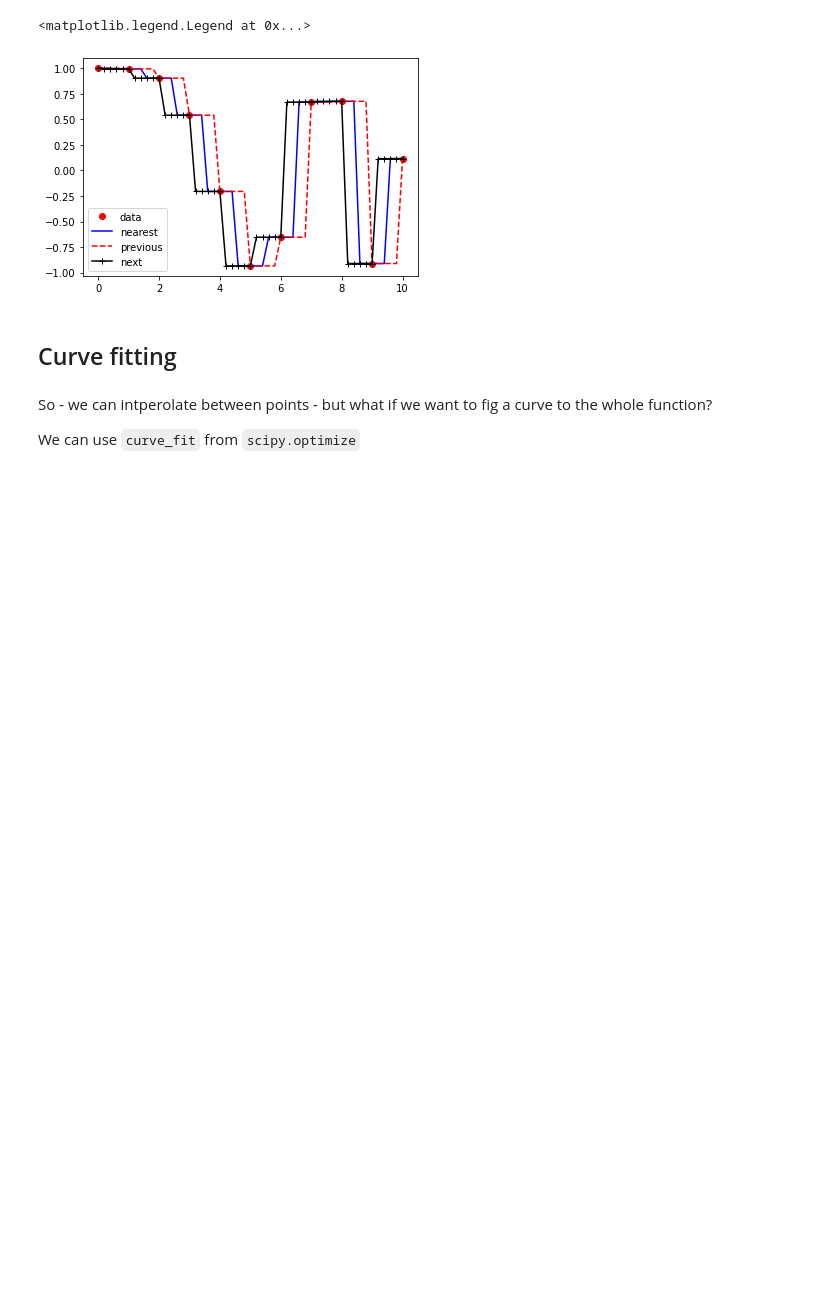
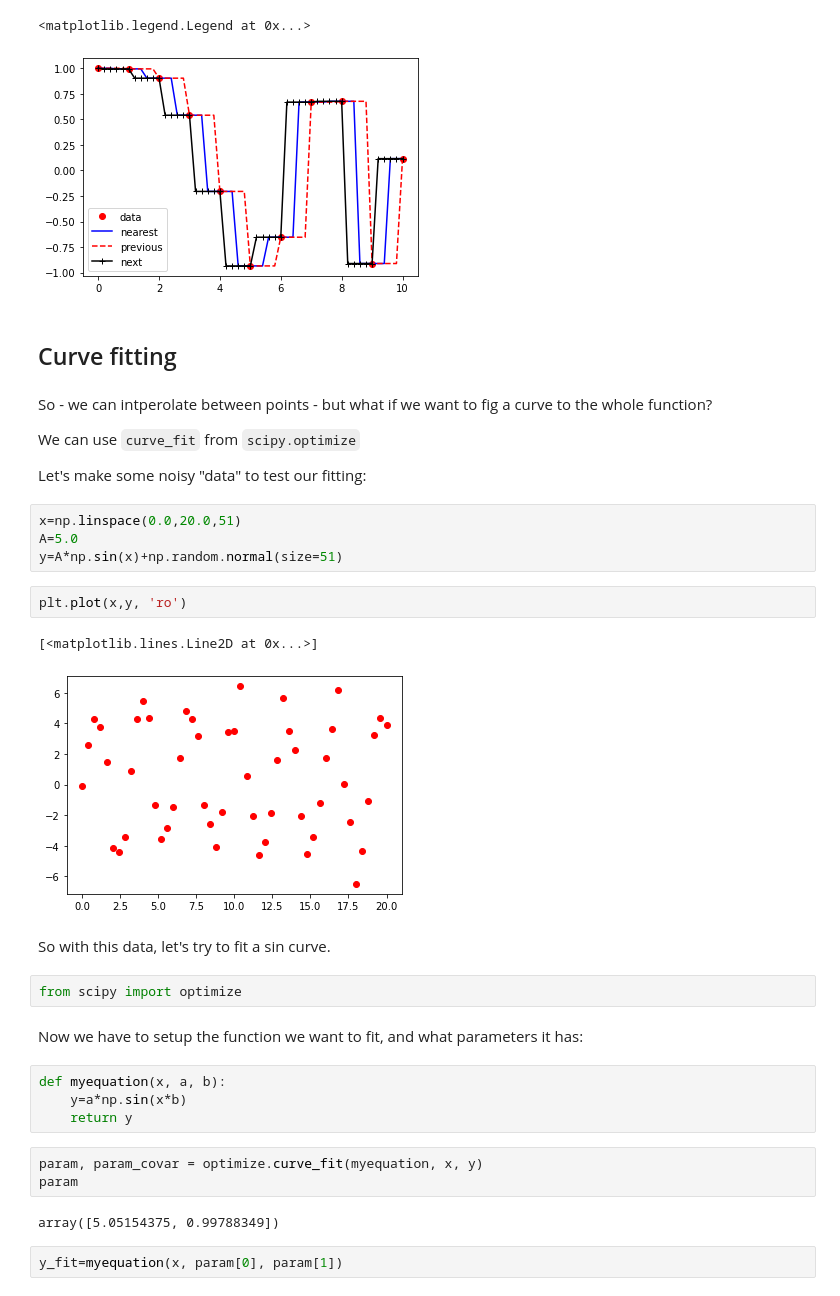
Before and after one commit to timplab/bcmb_bootcamp, a Jupyter notebook: day5/notebooks/fitting.ipynb, the cells around one changed output. Drawn from its saved outputs; the diff is of its cells as text; blank space fills up the shorter version.

```diff
--- a/day5/fitting.ipynb
+++ b/day5/notebooks/fitting.ipynb
@@ -145,3 +143,31 @@ plt.legend(['data', 'nearest', 'previous', 'next'])
 So - we can intperolate between points - but what if we want to fig a curve to the whole function?
 
 We can use `curve_fit` from `scipy.optimize`
+
+Let's make some noisy "data" to test our fitting:
+# %%
+x=np.linspace(0.0,20.0,51)
+A=5.0
+y=A*np.sin(x)+np.random.normal(size=51)
+# %%
+plt.plot(x,y, 'ro')
+# %% [output]
+[<matplotlib.lines.Line2D at 0x...>]
+[figure, added]
+# %% [markdown]
+So with this data, let's try to fit a sin curve.
+# %%
+from scipy import optimize
+# %% [markdown]
+Now we have to setup the function we want to fit, and what parameters it has:
+# %%
+def myequation(x, a, b):
+    y=a*np.sin(x*b)
+    return y
+# %%
+param, param_covar = optimize.curve_fit(myequation, x, y)
+param
+# %% [output]
+array([5.05154375, 0.99788349])
+# %%
+y_fit=myequation(x, param[0], param[1])
```
Also changed, not shown: parts of 22 cells of this notebook, 5 other files.
